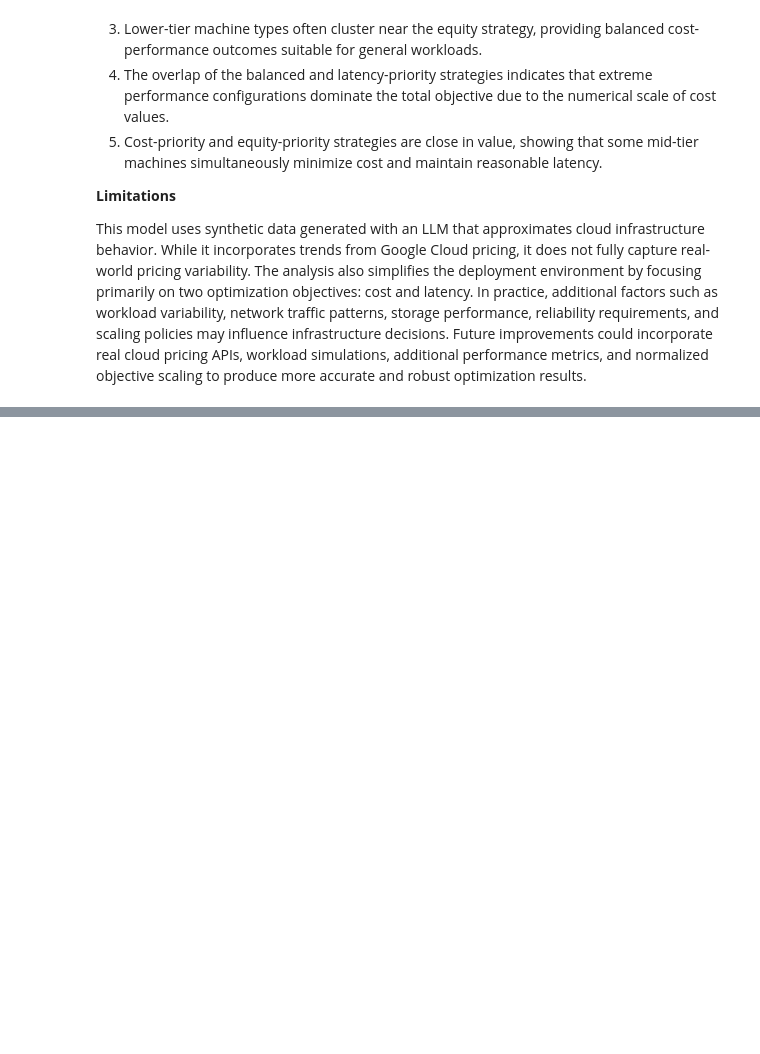
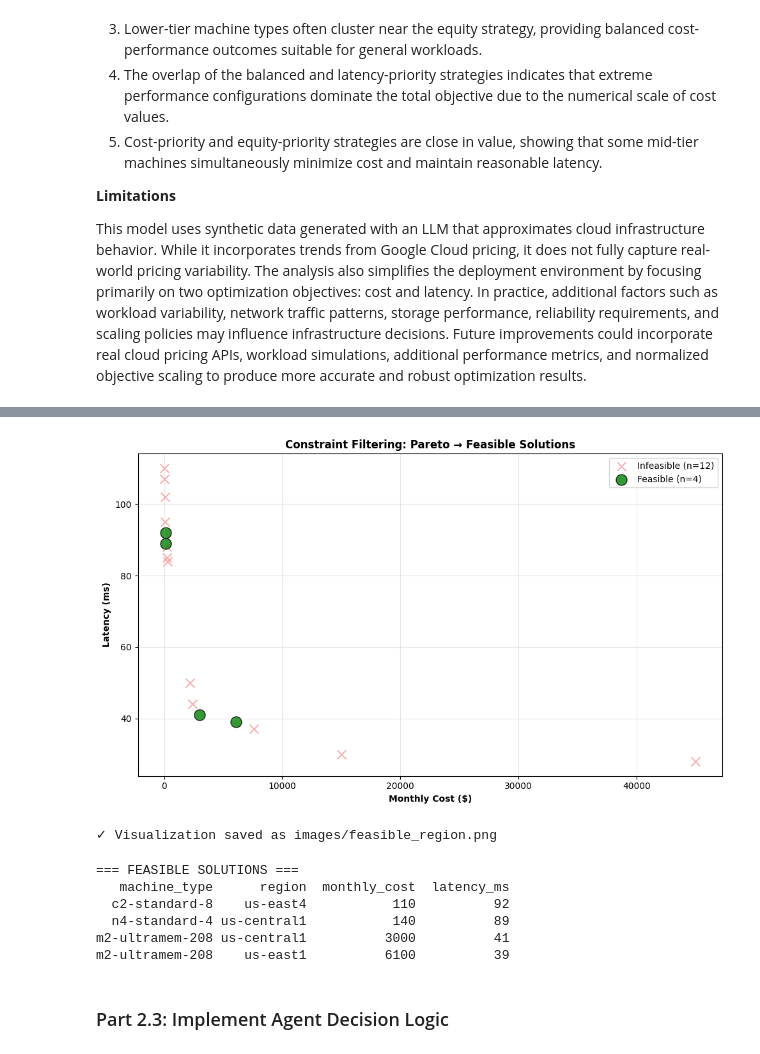
Before and after one commit to Akian-23/google-cloud-optimization-agent, a Jupyter notebook: optimization_engine.ipynb, the cells around one changed output, grey strips where cells are left out. Drawn from its saved outputs; the diff is of its cells as text; code cells hidden in the pictures; blank space fills up the shorter version.

```diff
--- a/optimization_engine.ipynb
+++ b/optimization_engine.ipynb
@@ -646,0 +821,48 @@ This model uses synthetic data generated with an LLM that approximates cloud inf
+# %%
+import matplotlib.pyplot as plt
+
+fig, ax = plt.subplots(figsize=(10, 6))
+
+# Infeasible (removed) points
+infeasible_df = pareto_df[~pareto_df.index.isin(feasible_df.index)]
+
+if len(infeasible_df) > 0:
+    ax.scatter(infeasible_df['monthly_cost'], infeasible_df['latency_ms'],
+               s=100, c='lightcoral', alpha=0.6,
+               label=f'Infeasible (n={len(infeasible_df)})',
+               edgecolors='red', marker='x')
+
+# Feasible points
+ax.scatter(feasible_df['monthly_cost'], feasible_df['latency_ms'],
+           s=150, c='green', alpha=0.8,
+           label=f'Feasible (n={len(feasible_df)})',
+           edgecolors='black')
+
+ax.set_xlabel('Monthly Cost ($)', fontweight='bold')
+ax.set_ylabel('Latency (ms)', fontweight='bold')
+ax.set_title('Constraint Filtering: Pareto → Feasible Solutions', fontweight='bold')
+
+ax.legend()
+ax.grid(True, alpha=0.3)
+
+plt.tight_layout()
+plt.savefig('images/feasible_region.png', dpi=300, bbox_inches='tight')
+plt.show()
+
+print("\n✓ Visualization saved as images/feasible_region.png")
+# %% [output]
+[figure, added]
+✓ Visualization saved as images/feasible_region.png
+# %%
+if len(feasible_df) > 0:
+    print("\n=== FEASIBLE SOLUTIONS ===")
+    print(feasible_df[['machine_type', 'region', 'monthly_cost', 'latency_ms']].to_string(index=False))
+# %% [output]
+=== FEASIBLE SOLUTIONS ===
+   machine_type      region  monthly_cost  latency_ms
+  c2-standard-8    us-east4           110          92
+  n4-standard-4 us-central1           140          89
+m2-ultramem-208 us-central1          3000          41
+m2-ultramem-208    us-east1          6100          39
+# %% [markdown]
+### Part 2.3: Implement Agent Decision Logic
```
Also changed, not shown: parts of 18 cells of this notebook.
